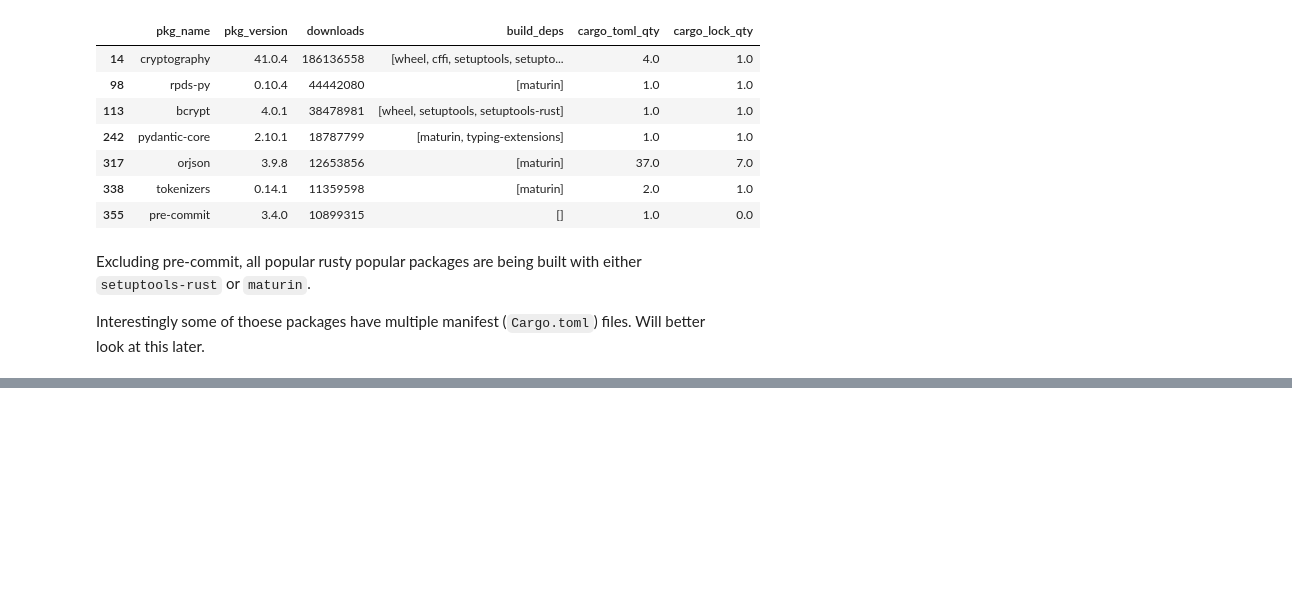
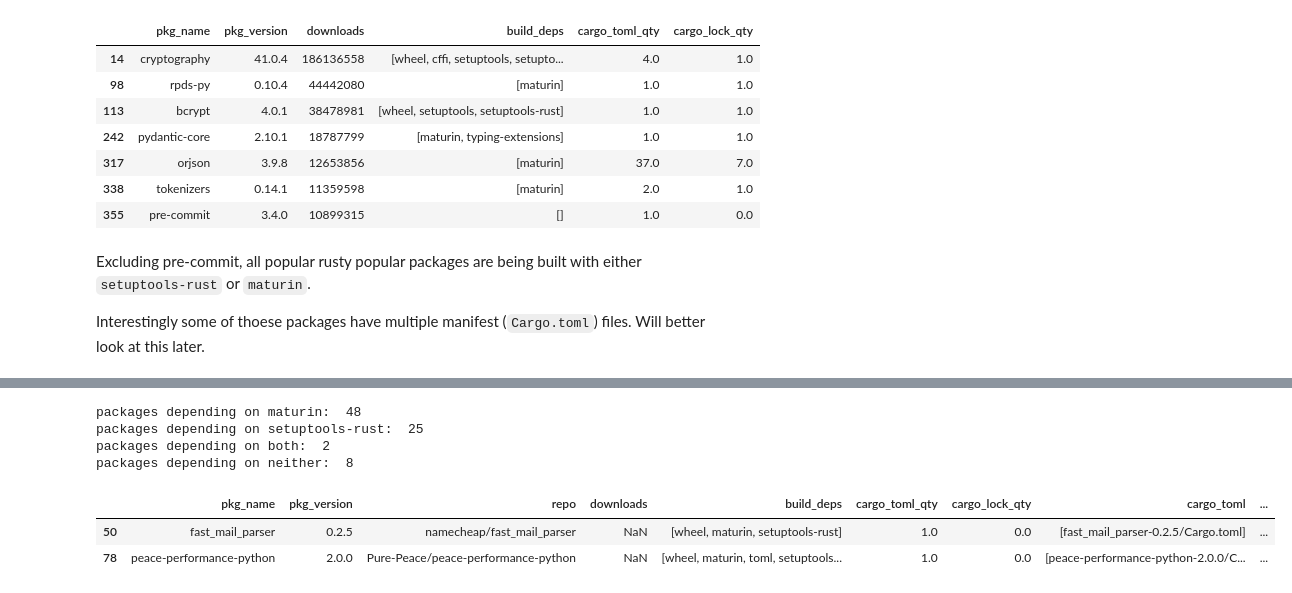
Before and after one commit to bruno-fs/python-rust-research, a Jupyter notebook: python-rusty-exploration.ipynb, the cells around one changed output, grey strips where cells are left out. Saved outputs shown, nothing was run; the diff lists cells and outputs as text; code cells hidden in the pictures; blank space fills up the shorter version.

```diff
--- a/python-rusty-exploration.ipynb
+++ b/python-rusty-exploration.ipynb
@@ -98,0 +185,18 @@ For now, lets look at packages that use `setuptools-rust` and/or `maturin`.
+# %%
+depends_on_maturin = df.build_deps.apply(lambda x: "maturin" in x)
+depends_on_setuptools_rust = df.build_deps.apply(lambda x: "setuptools-rust" in x or "setuptools_rust" in x)
+print("packages depending on maturin: ", depends_on_maturin.sum())
+print("packages depending on setuptools-rust: ", depends_on_setuptools_rust.sum())
+print("packages depending on both: ", (depends_on_maturin & depends_on_setuptools_rust).sum())
+print("packages depending on neither: ", (~depends_on_maturin & ~depends_on_setuptools_rust).sum())
+# %% [output]
+packages depending on maturin:  48
+packages depending on setuptools-rust:  25
+packages depending on both:  2
+packages depending on neither:  8
+# %%
+df[depends_on_maturin & depends_on_setuptools_rust]
+# %% [output]
+|  | pkg_name | pkg_version | repo | downloads | build_deps | cargo_toml_qty | cargo_lock_qty | cargo_toml | ... |
+| 50 | fast_mail_parser | 0.2.5 | namecheap/fast_mail_parser | NaN | [wheel, maturin, setuptools-rust] | 1.0 | 0.0 | [fast_mail_parser-0.2.5/Cargo.toml] | ... |
+| 78 | peace-performance-python | 2.0.0 | Pure-Peace/peace-performance-python | NaN | [wheel, maturin, toml, setuptools... | 1.0 | 0.0 | [peace-performance-python-2.0.0/C... | ... |
```
Also changed, not shown: parts of 17 cells of this notebook.
